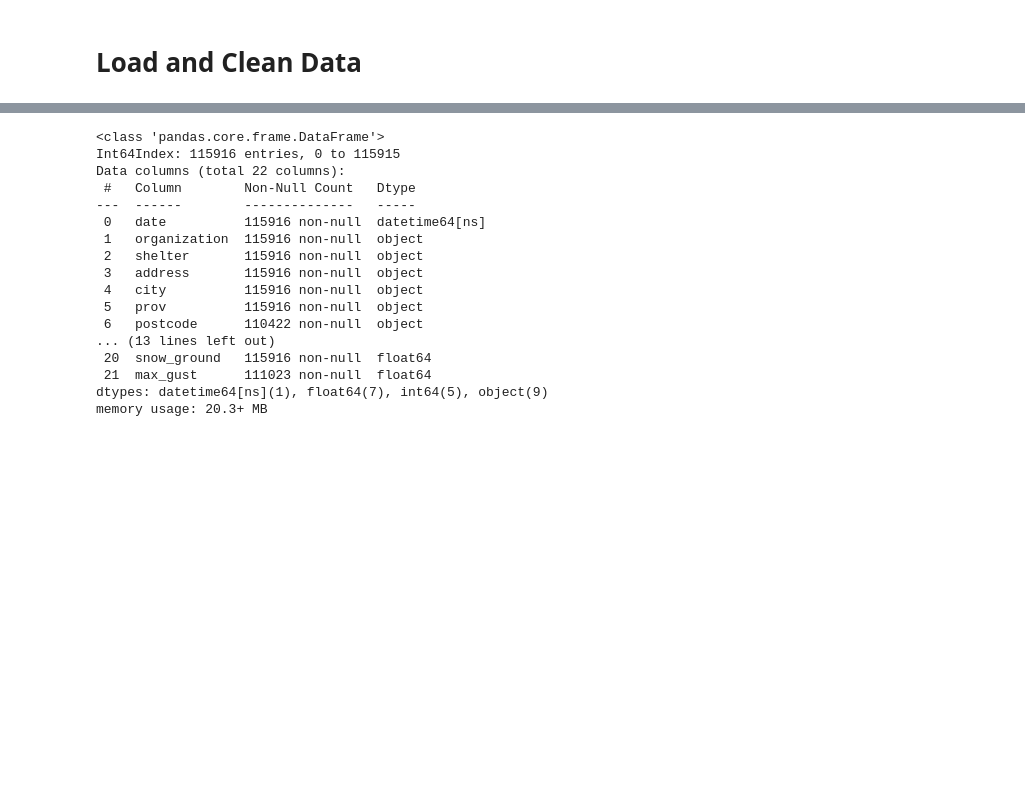
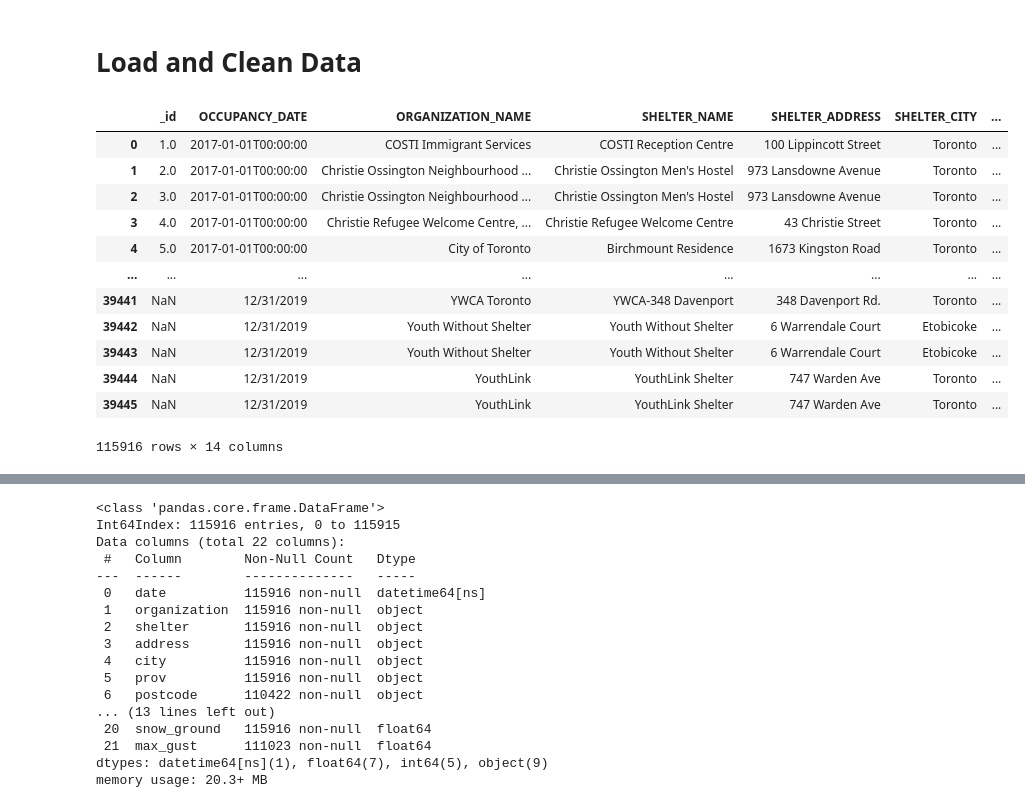
Before and after one commit to lowry777/3253-Project_Group-18, a Jupyter notebook: Group18_3253_Project-Toronto_Shelter_Occupancy.ipynb, the cells around one changed output, grey strips where cells are left out. Saved outputs shown, nothing was run; the diff lists cells and outputs as text; code cells hidden in the pictures; blank space fills up the shorter version.

```diff
--- a/Group18_3253_Project-Toronto_Shelter_Occupancy.ipynb
+++ b/Group18_3253_Project-Toronto_Shelter_Occupancy.ipynb
@@ -39,17 +39,31 @@ from sklearn.svm import SVC
 # %%
 #load data from online csv details: https://open.toronto.ca/dataset/daily-shelter-occupancy/
 csvs = ["https://ckan0.cf.opendata.inter.prod-toronto.ca/datastore/dump/23efca84-00ff-4738-afbb-1cd6fa9cf5dc","https://ckan0.cf.opendata.inter.prod-toronto.ca/datastore/dump/f44e3cef-5663-436a-838f-f444dd1d0c92", "https://ckan0.cf.opendata.inter.prod-toronto.ca/dataset/8a6eceb2-821b-4961-a29d-758f3087732d/resource/c8bc0bf8-5cef-48e7-9606-7277f8efd6d6/download/smis_daily_occupancy_2019.csv"] #2017, 2018, 2019
 merged = []
 year = 2017
 
 for c in csvs:
   read = pd.read_csv(c)
   read["file_year"] = year
   year = year + 1
   merged.append(read)
 
 df_orig = pd.concat(merged)
-#df_orig.head()
+df_orig
+# %% [output]
+|  | _id | OCCUPANCY_DATE | ORGANIZATION_NAME | SHELTER_NAME | SHELTER_ADDRESS | SHELTER_CITY | ... |
+| 0 | 1.0 | 2017-01-01T00:00:00 | COSTI Immigrant Services | COSTI Reception Centre | 100 Lippincott Street | Toronto | ... |
+| 1 | 2.0 | 2017-01-01T00:00:00 | Christie Ossington Neighbourhood ... | Christie Ossington Men's Hostel | 973 Lansdowne Avenue | Toronto | ... |
+| 2 | 3.0 | 2017-01-01T00:00:00 | Christie Ossington Neighbourhood ... | Christie Ossington Men's Hostel | 973 Lansdowne Avenue | Toronto | ... |
+| 3 | 4.0 | 2017-01-01T00:00:00 | Christie Refugee Welcome Centre, ... | Christie Refugee Welcome Centre | 43 Christie Street | Toronto | ... |
+| 4 | 5.0 | 2017-01-01T00:00:00 | City of Toronto | Birchmount Residence | 1673 Kingston Road | Toronto | ... |
+| ... | ... | ... | ... | ... | ... | ... | ... |
+| 39441 | NaN | 12/31/2019 | YWCA Toronto | YWCA-348 Davenport | 348 Davenport Rd. | Toronto | ... |
+| 39442 | NaN | 12/31/2019 | Youth Without Shelter | Youth Without Shelter | 6 Warrendale Court | Etobicoke | ... |
+| 39443 | NaN | 12/31/2019 | Youth Without Shelter | Youth Without Shelter | 6 Warrendale Court | Etobicoke | ... |
+| 39444 | NaN | 12/31/2019 | YouthLink | YouthLink Shelter | 747 Warden Ave | Toronto | ... |
+| 39445 | NaN | 12/31/2019 | YouthLink | YouthLink Shelter | 747 Warden Ave | Toronto | ... |
+115916 rows × 14 columns
 # %%
 #rename headers to simpler and lower case names
 df = df_orig.rename(columns={'_id': 'id','OCCUPANCY_DATE':'date','ORGANIZATION_NAME':'organization','SHELTER_NAME':'shelter','SHELTER_ADDRESS':'address','SHELTER_CITY':'city','SHELTER_PROVINCE':'prov','SHELTER_POSTAL_CODE':'postcode','FACILITY_NAME':'facility','PROGRAM_NAME':'program','SECTOR':'sector'}).drop(['id','file_year'], axis=1)
```
